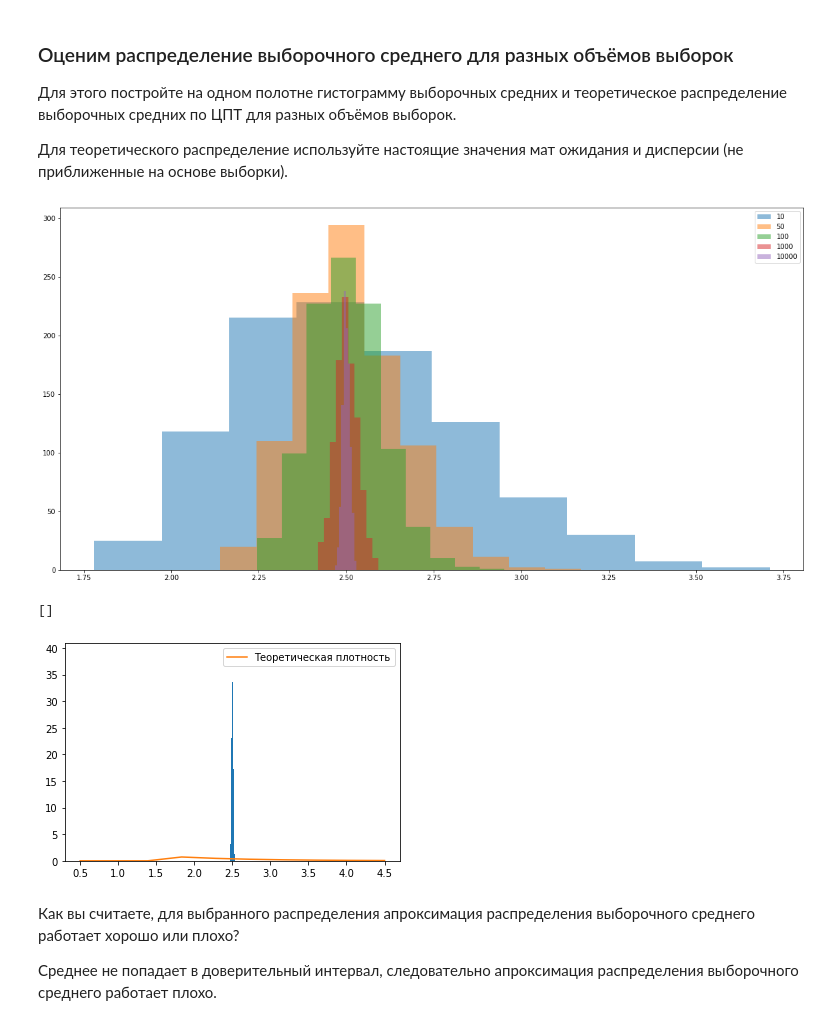
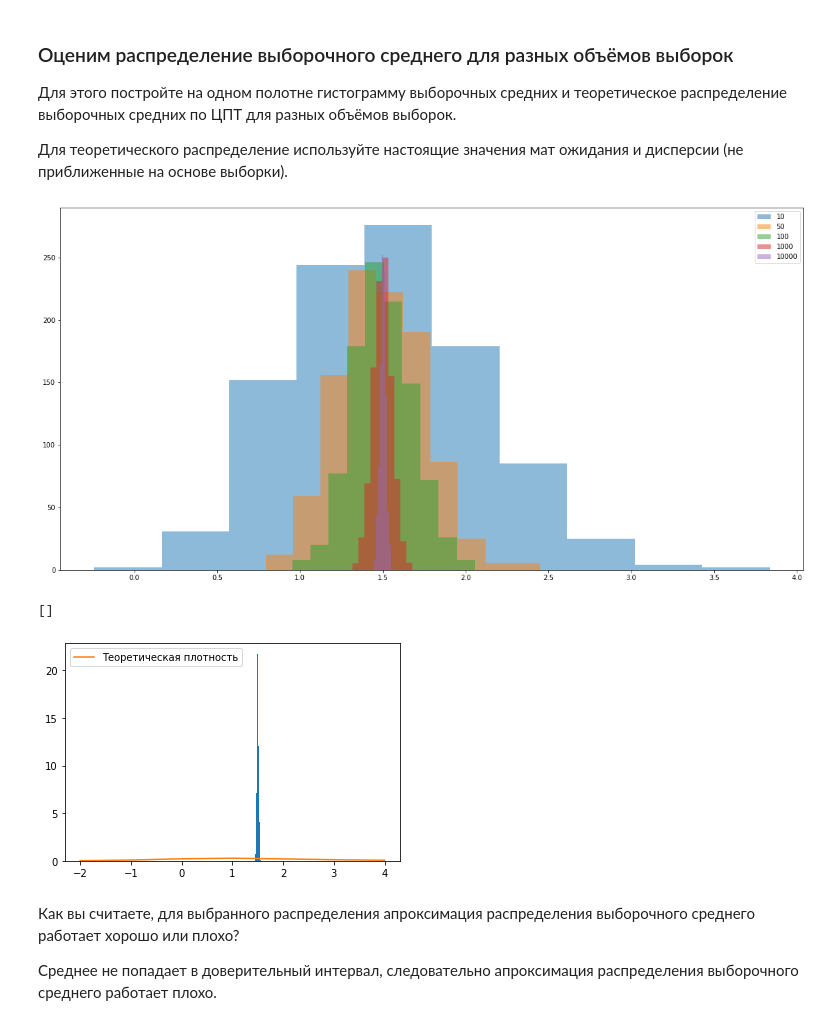
Before and after one commit to AlexeyLebedev90/HelloWorld, a Jupyter notebook: home_5.ipynb, the cells around one changed output. Cells and saved outputs as stored; diff of their text form; code cells hidden in the pictures.

```diff
--- a/home_5.ipynb
+++ b/home_5.ipynb
@@ -14,8 +13,8 @@ import math
 ### Сгенерируйте примеры из распределения
 # %%
 # ваш код тут
-# например вот такое распределение https://docs.scipy.org/doc/scipy/reference/generated/scipy.stats.expon.html#scipy.stats.expon
-expon_rv = sts.expon(1.5)
-sample = expon_rv.rvs(100)
+# например вот такое распределение https://docs.scipy.org/doc/scipy/reference/generated/scipy.stats.expon.html#scipy.stats.exponnorm
+exponnorm_rv = sts.exponnorm(1.5)
+sample = exponnorm_rv.rvs(100)
 sample
 # %% [output]
@@ -81,27 +80,27 @@ print(sample_var)
 # %%
 # ваш код тут
 plt.figure(figsize=(20,10))
 for n in [10, 50, 100, 1000, 10000]:
     means = []
     for i in range(1000):
-         means.append(np.mean(expon_rv.rvs(n)))
+         means.append(np.mean(exponnorm_rv.rvs(n)))
     plt.hist(means, alpha=0.5)
 
 plt.legend(['10', '50', '100', '1000', '10000'])
 plt.show()
 # %% [output]
-[figure, old version]
+[figure, new version]
 # %%
-norm = sts.norm(loc=expon_rv.mean(), scale=expon_rv.std() / np.sqrt(n))
+norm = sts.norm(loc=exponnorm_rv.mean(), scale=exponnorm_rv.std() / np.sqrt(n))
 plt.hist(means, density=True, bins=10)
-x = np.linspace(0.5, 4.5, 10)
-pdf = expon_rv.pdf(x)
+x = np.linspace(-2, 4, 7)
+pdf = exponnorm_rv.pdf(x)
 plt.plot(x, pdf, label='Теоретическая плотность', alpha=1)
 plt.legend()
 plt.plot()
 # %% [output]
 []
-[figure, old version]
+[figure, new version]
 # %% [markdown]
 Как вы считаете, для выбранного распределения апроксимация распределения выборочного среднего работает хорошо или плохо?
 
```
Also changed, not shown: parts of 19 cells of this notebook.
